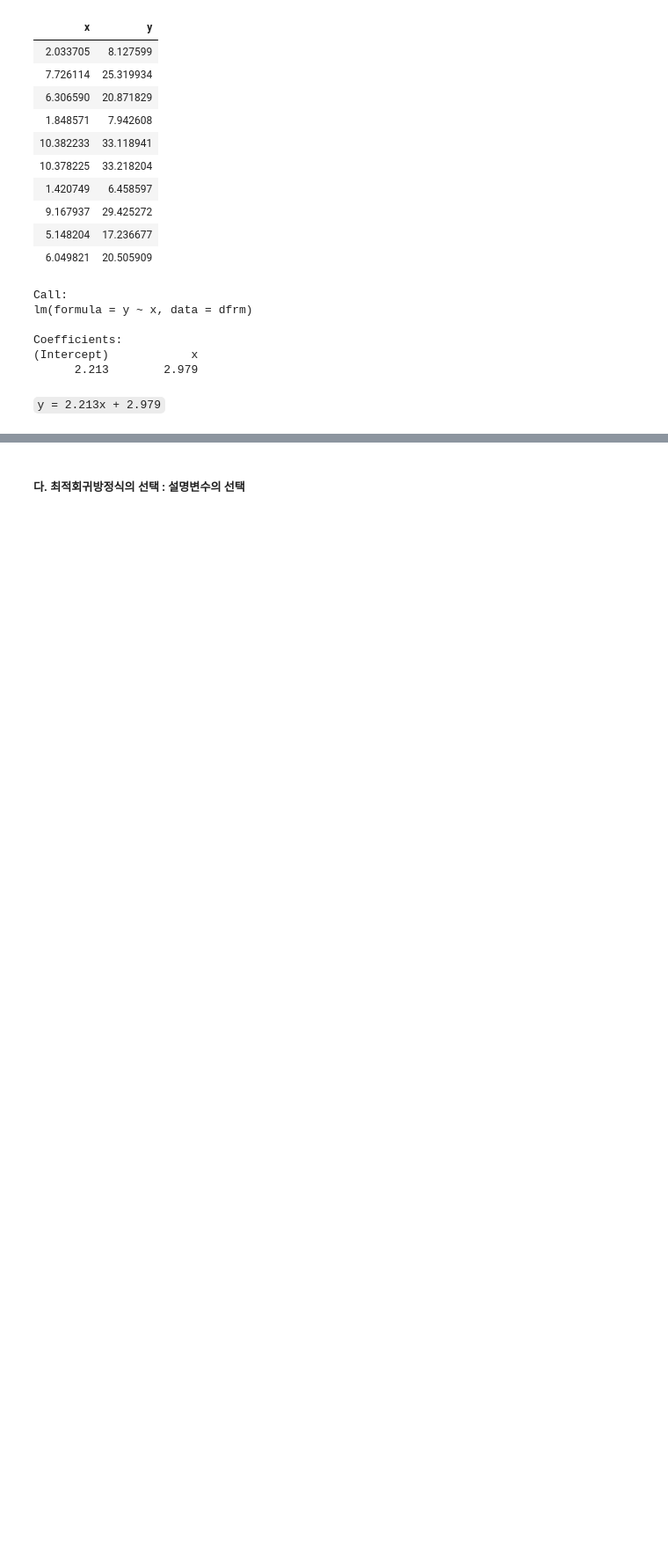
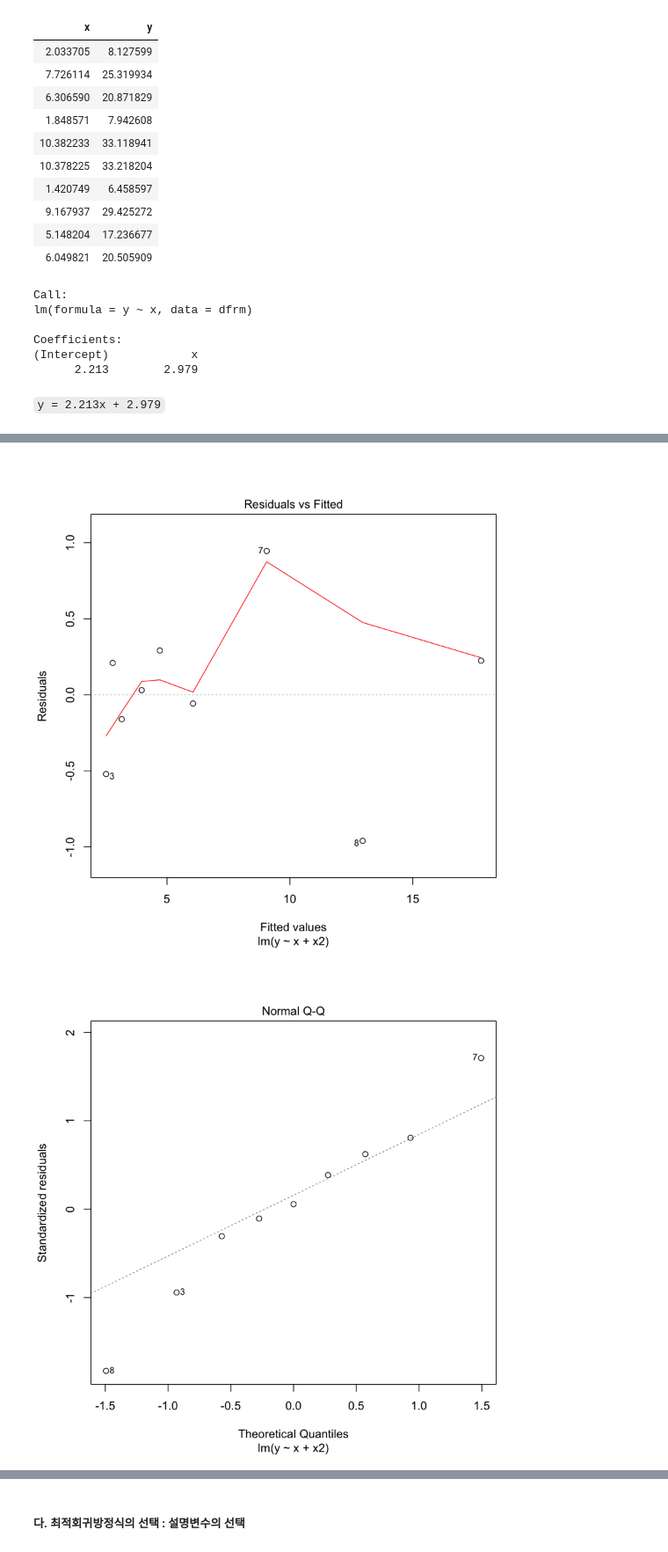
Before and after one commit to liberalapes/ADsP_summary, a Jupyter notebook: ADsP_Chp_04_02_02.ipynb, the cells around one changed output, grey strips where cells are left out. Shown at 88% size. Cells and saved outputs as stored; diff of their text form; code cells hidden in the pictures; blank space fills up the shorter version.

```diff
--- a/ADsP_Chp_04_02_02.ipynb
+++ b/ADsP_Chp_04_02_02.ipynb
@@ -321,0 +571,3 @@ Coefficients:
+# %%
+df2 <- cbind(x2, df1)
+head(df2)
@@ -321,0 +661,5 @@ Coefficients:
+# %%
+plot(lm(y~x+x2, data = df2))
+# %% [output]
+[figure, added]
+[figure, added]
```
Also changed, not shown: parts of 66 cells of this notebook.
